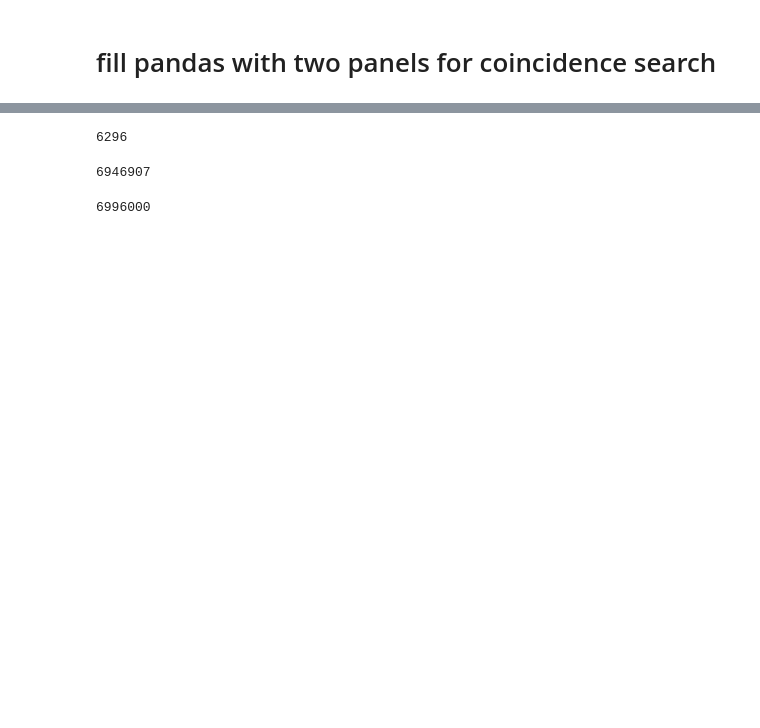
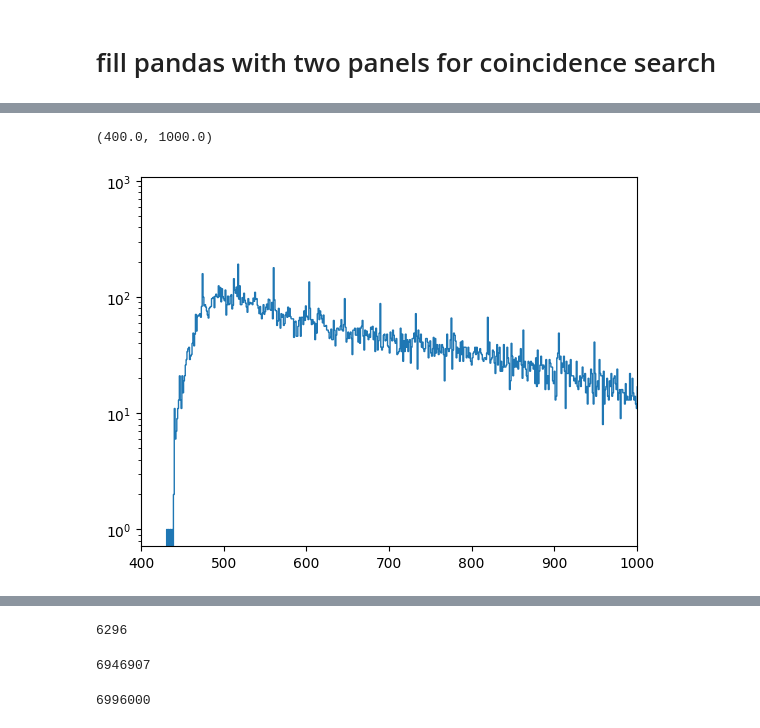
Before and after one commit to dfrikken/panelCodeRETCR, a Jupyter notebook: testingFor24/newHitBufferReader.ipynb, the cells around one changed output, grey strips where cells are left out. Drawn from its saved outputs; the diff is of its cells as text; code cells hidden in the pictures; blank space fills up the shorter version.

```diff
--- a/testingFor24/newHitBufferReader.ipynb
+++ b/testingFor24/newHitBufferReader.ipynb
@@ -338,0 +353,9 @@ WARNING: n adcs > 3 errors = 2
+# %%
+from scipy.signal import find_peaks
+plt.hist(pltList, bins = 4000,histtype='step')
+plt.yscale('log')
+peaks2, _ = find_peaks(pltList, prominence=1)
+plt.xlim(400,1000)
+# %% [output]
+(400.0, 1000.0)
+[figure, added]
```
Also changed, not shown: parts of 15 cells of this notebook, 2 other files.
